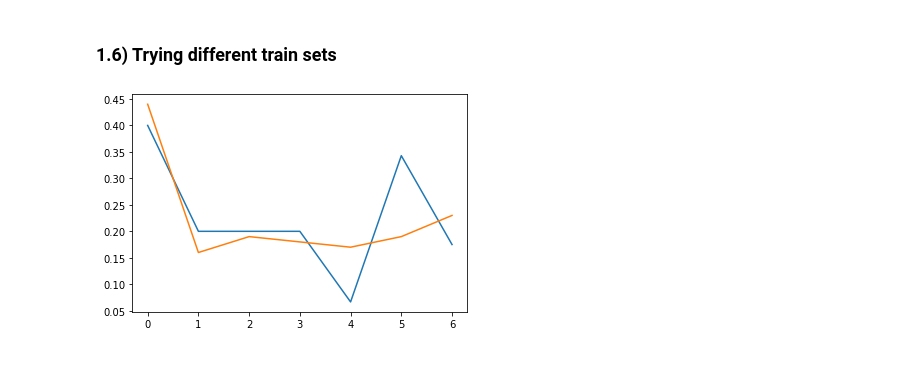
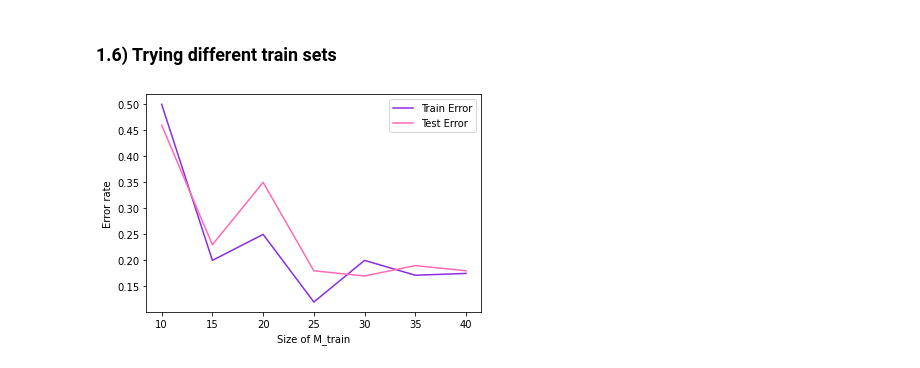
Before and after one commit to OfekGlick/Homework, a Jupyter notebook: ML/EX1.ipynb, the cells around one changed output. Cells and saved outputs as stored; diff of their text form; code cells hidden in the pictures.

```diff
--- a/ML/EX1.ipynb
+++ b/ML/EX1.ipynb
@@ -7,11 +7,11 @@ from sklearn.neighbors import KNeighborsClassifier
 # Question 1
 ### 1.1) Generating 400 different points from the distributions
 # %%
+# Creating 400 of each distribution to choose from
 dataset1 = np.random.multivariate_normal([-1,1],np.eye(2,2),size=400)
 dataset2 = np.random.multivariate_normal([-2.5,2],np.eye(2,2),size=400)
+# Creating a list of randomly chosen samples from each dataset
 combined = [(x1,y1,0)if np.random.random() <= 0.5 else (x2,y2,1) for (x1,y1),(x2,y2) in zip(dataset1,dataset2)]
-train_set = np.array([(x,y) for x,y,label in combined])
-train_label = np.array([label for x,y,label in combined])
 # %% [markdown]
 ### 1.2) Plotting the samples
 # %%
@@ -32,6 +44,16 @@ test_label = np.array([label for x,y,label in combined])
 # %%
-x,y = test_set.T
-colormap = np.array(['r', 'b'])
-plt.scatter(x,y, c=colormap[test_label])
+# Genrating the test set and their labels
+test_set = np.array([(x,y) for x,y,label in combined])
+test_label = np.array([label for x,y,label in combined])
+x_1,y_1 = test_set[np.where(test_label == 0)].T
+x_2,y_2 = test_set[np.where(test_label == 1)].T
+colormap = np.array(['deeppink', 'lightskyblue'])
+
+fig,ax = plt.subplots()
+ax.scatter(x_1,y_1, marker='o',color='deeppink', label = "Type 1")
+ax.scatter(x_2,y_2, marker='x',color='lightskyblue', label = "Type 2")
+ax.legend()
+plt.xlabel("X axis")
+plt.ylabel("Y axis")
 plt.show()
 # %% [output]
@@ -63,18 +87,22 @@ Finding the correct label for a new sample however, is not as accurate.
 # %%
 train_error = []
 test_error = []
-for i in range(1,21):
-    classifier = KNeighborsClassifier(i)
+# For each k value, train the classifier and predict accordingly.
+for k in range(1,21):
+    classifier = KNeighborsClassifier(k)
     classifier.fit(train_set,train_label)
     predictions = classifier.predict(test_set)
     test_error.append(sum(np.add(predictions,test_label) == 1)/len(predictions))
 
-    classifier = KNeighborsClassifier(i)
+    classifier = KNeighborsClassifier(k)
     classifier.fit(train_set,train_label)
     predictions = classifier.predict(train_set)
     train_error.append(sum(np.add(predictions,train_label) == 1)/len(predictions))
 
-plt.plot(train_error,'m')
-plt.plot(test_error)
+plt.plot(train_error,'blueviolet',label = "Train Error")
+plt.plot(test_error, 'hotpink',label = "Test Error")
+plt.ylabel("Error rate")
+plt.xlabel("K value")
+plt.legend()
 plt.show()
 # %% [output]
@@ -92,33 +120,37 @@ Let $\Sigma$ be a dataset $\Lambda$ be the label set, |$\Lambda$| = 2, let $\lam
 # Fixing K and Test set
 K = 10
 dataset1 = np.random.multivariate_normal([-1,1],np.eye(2,2),size=100)
 dataset2 = np.random.multivariate_normal([-2.5,2],np.eye(2,2),size=100)
 combined = [(x1,y1,0)if np.random.random() <= 0.5 else (x2,y2,1) for (x1,y1),(x2,y2) in zip(dataset1,dataset2)]
 test_set = np.array([(x,y) for x,y,label in combined])
 test_label = np.array([label for x,y,label in combined])
 
 train_error = []
 test_error = []
 
 # Training set
 for i in range(10,41,5):
     dataset1 = np.random.multivariate_normal([-1,1],np.eye(2,2),size=i)
     dataset2 = np.random.multivariate_normal([-2.5,2],np.eye(2,2),size=i)
     combined = [(x1,y1,0)if np.random.random() <= 0.5 else (x2,y2,1) for (x1,y1),(x2,y2) in zip(dataset1,dataset2)]
     train_set = np.array([(x,y) for x,y,label in combined])
     train_label = np.array([label for x,y,label in combined])
 
     #   Predicting using M_train_i
     classifier = KNeighborsClassifier(K)
     classifier.fit(train_set,train_label)
+
     predictions = classifier.predict(test_set)
     test_error.append(sum(np.add(predictions,test_label) == 1)/len(predictions))
 
     predictions = classifier.predict(train_set)
     train_error.append(sum(np.add(predictions,train_label) == 1)/len(predictions))
 
-plt.plot(train_error)
-plt.plot(test_error)
+plt.plot([10,15,20,25,30,35,40],train_error,'blueviolet',label = "Train Error")
+plt.plot([10,15,20,25,30,35,40],test_error, 'hotpink',label = "Test Error")
+plt.ylabel("Error rate")
+plt.xlabel("Size of M_train")
+plt.legend()
 plt.show()
 # %% [output]
-[figure, old version]
+[figure, new version]
```
Also changed, not shown: parts of 10 cells of this notebook, 1 other file.
